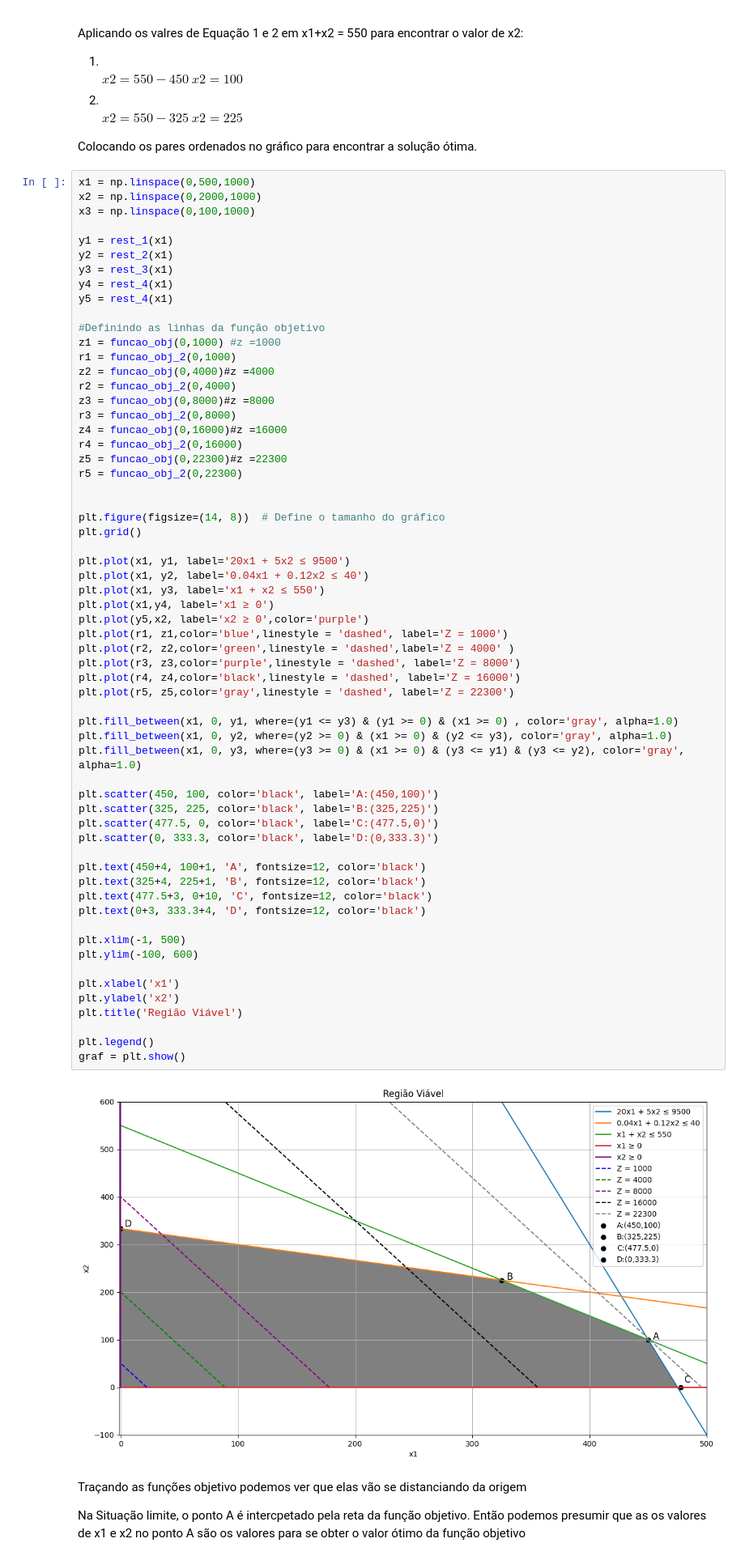
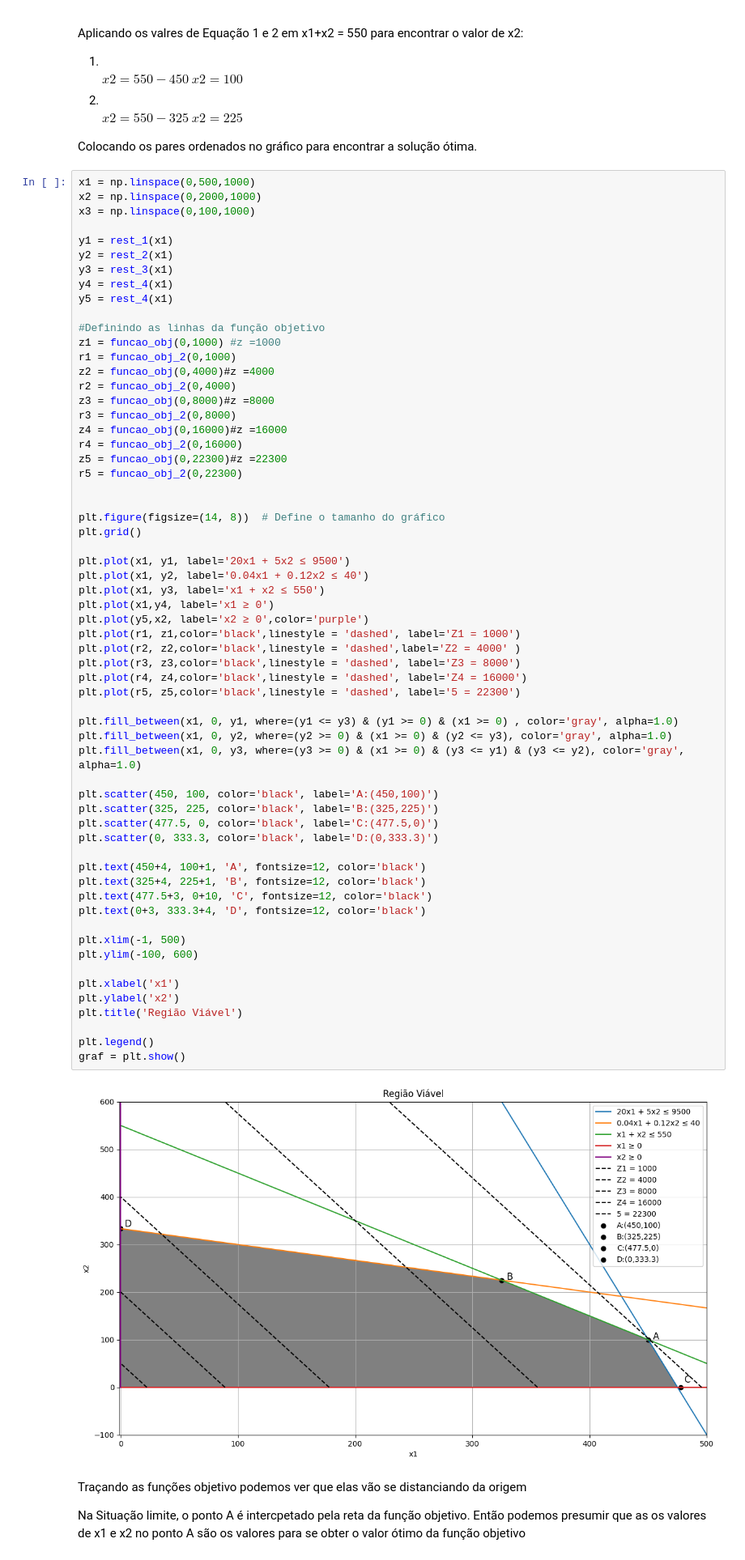
Before and after one commit to Guilhermeslsand/Python, a Jupyter notebook: Trabalho_Métodos_2.ipynb, the cells around one changed output. Shown at 81% size. Saved outputs shown, nothing was run; the diff lists cells and outputs as text.

```diff
--- a/Trabalho_Métodos_2.ipynb
+++ b/Trabalho_Métodos_2.ipynb
@@ -135,39 +135,39 @@ plt.grid()
 plt.plot(x1, y1, label='20x1 + 5x2 ≤ 9500')
 plt.plot(x1, y2, label='0.04x1 + 0.12x2 ≤ 40')
 plt.plot(x1, y3, label='x1 + x2 ≤ 550')
 plt.plot(x1,y4, label='x1 ≥ 0')
 plt.plot(y5,x2, label='x2 ≥ 0',color='purple')
-plt.plot(r1, z1,color='blue',linestyle = 'dashed', label='Z = 1000')
-plt.plot(r2, z2,color='green',linestyle = 'dashed',label='Z = 4000' )
-plt.plot(r3, z3,color='purple',linestyle = 'dashed', label='Z = 8000')
-plt.plot(r4, z4,color='black',linestyle = 'dashed', label='Z = 16000')
-plt.plot(r5, z5,color='gray',linestyle = 'dashed', label='Z = 22300')
+plt.plot(r1, z1,color='black',linestyle = 'dashed', label='Z1 = 1000')
+plt.plot(r2, z2,color='black',linestyle = 'dashed',label='Z2 = 4000' )
+plt.plot(r3, z3,color='black',linestyle = 'dashed', label='Z3 = 8000')
+plt.plot(r4, z4,color='black',linestyle = 'dashed', label='Z4 = 16000')
+plt.plot(r5, z5,color='black',linestyle = 'dashed', label='5 = 22300')
 
 plt.fill_between(x1, 0, y1, where=(y1 <= y3) & (y1 >= 0) & (x1 >= 0) , color='gray', alpha=1.0)
 plt.fill_between(x1, 0, y2, where=(y2 >= 0) & (x1 >= 0) & (y2 <= y3), color='gray', alpha=1.0)
 plt.fill_between(x1, 0, y3, where=(y3 >= 0) & (x1 >= 0) & (y3 <= y1) & (y3 <= y2), color='gray', alpha=1.0)
 
 plt.scatter(450, 100, color='black', label='A:(450,100)')
 plt.scatter(325, 225, color='black', label='B:(325,225)')
 plt.scatter(477.5, 0, color='black', label='C:(477.5,0)')
 plt.scatter(0, 333.3, color='black', label='D:(0,333.3)')
 
 plt.text(450+4, 100+1, 'A', fontsize=12, color='black')
 plt.text(325+4, 225+1, 'B', fontsize=12, color='black')
 plt.text(477.5+3, 0+10, 'C', fontsize=12, color='black')
 plt.text(0+3, 333.3+4, 'D', fontsize=12, color='black')
 
 plt.xlim(-1, 500)
 plt.ylim(-100, 600)
 
 plt.xlabel('x1')
 plt.ylabel('x2')
 plt.title('Região Viável')
 
 plt.legend()
 graf = plt.show()
 # %% [output]
-[figure, old version]
+[figure, new version]
 # %% [markdown]
 Traçando as funções objetivo podemos ver que elas vão se distanciando da origem
 
```
Also changed, not shown: parts of 1 cell of this notebook.
